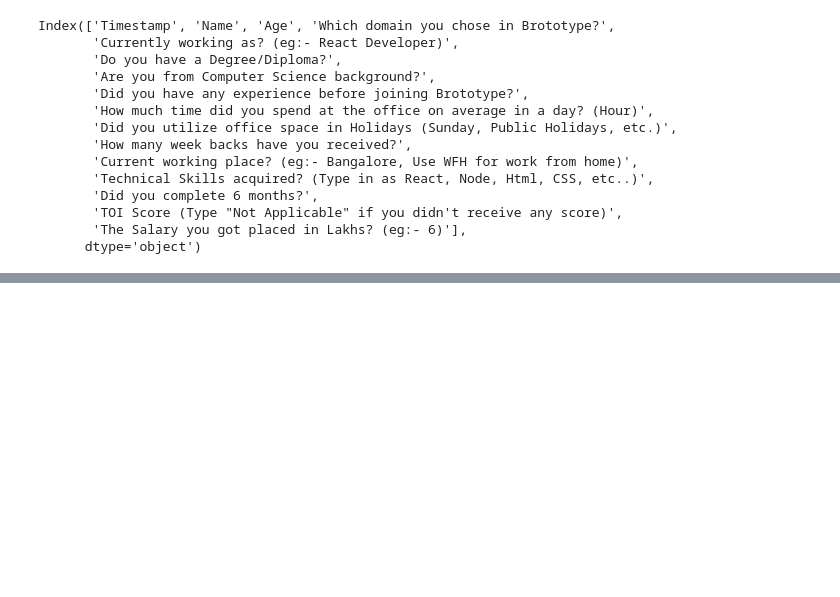
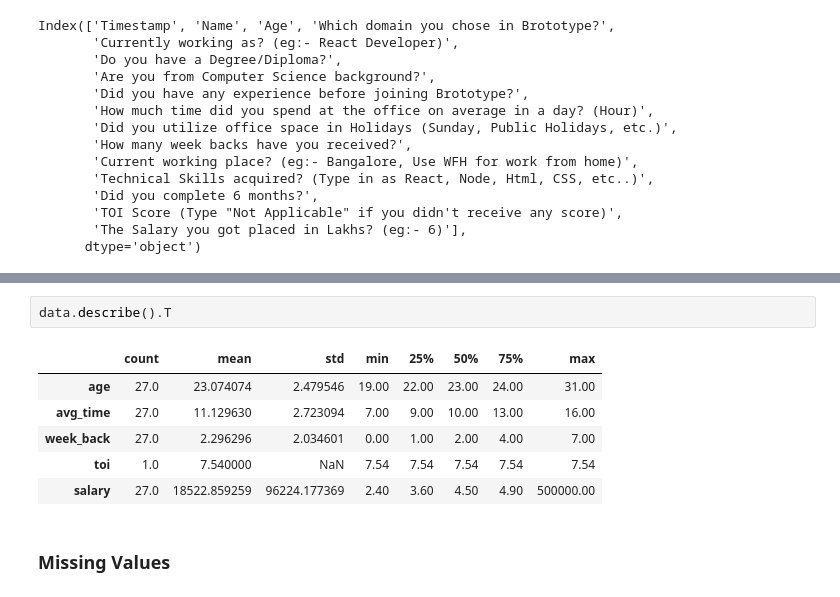
Before and after one commit to mubarakmayyeri/worth-machine-learning, a Jupyter notebook: data_collection/data_collection.ipynb, the cells around one changed output, grey strips where cells are left out. Cells and saved outputs as stored; diff of their text form; blank space fills up the shorter version.

```diff
--- a/data_collection/data_collection.ipynb
+++ b/data_collection/data_collection.ipynb
@@ -34,0 +107,11 @@ Index(['Timestamp', 'Name', 'Age', 'Which domain you chose in Brototype?',
+# %%
+data.describe().T
+# %% [output]
+|  | count | mean | std | min | 25% | 50% | 75% | max |
+| age | 27.0 | 23.074074 | 2.479546 | 19.00 | 22.00 | 23.00 | 24.00 | 31.00 |
+| avg_time | 27.0 | 11.129630 | 2.723094 | 7.00 | 9.00 | 10.00 | 13.00 | 16.00 |
+| week_back | 27.0 | 2.296296 | 2.034601 | 0.00 | 1.00 | 2.00 | 4.00 | 7.00 |
+| toi | 1.0 | 7.540000 | NaN | 7.54 | 7.54 | 7.54 | 7.54 | 7.54 |
+| salary | 27.0 | 18522.859259 | 96224.177369 | 2.40 | 3.60 | 4.50 | 4.90 | 500000.00 |
+# %% [markdown]
+### Missing Values
```
Also changed, not shown: parts of 15 cells of this notebook.
